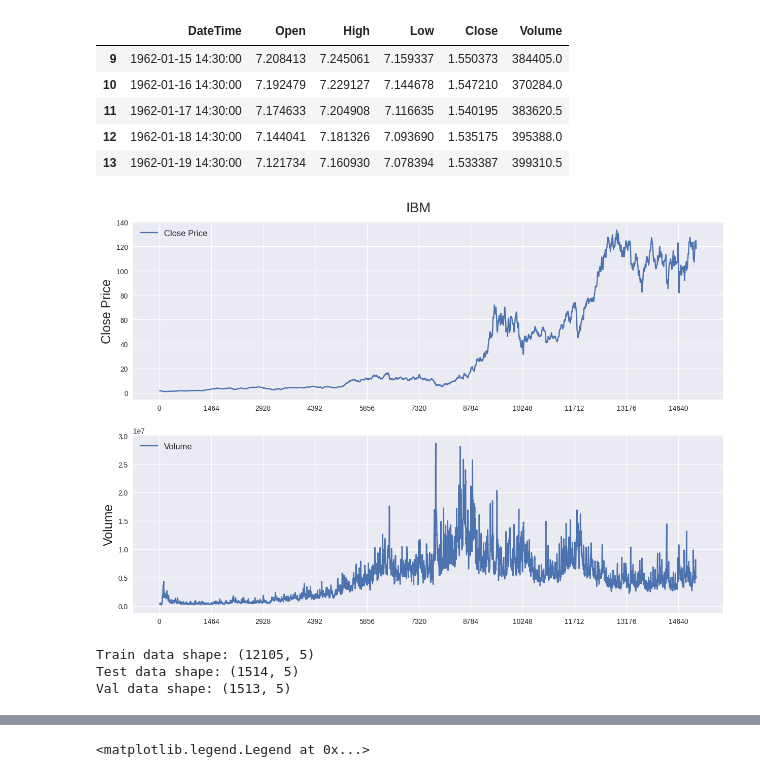
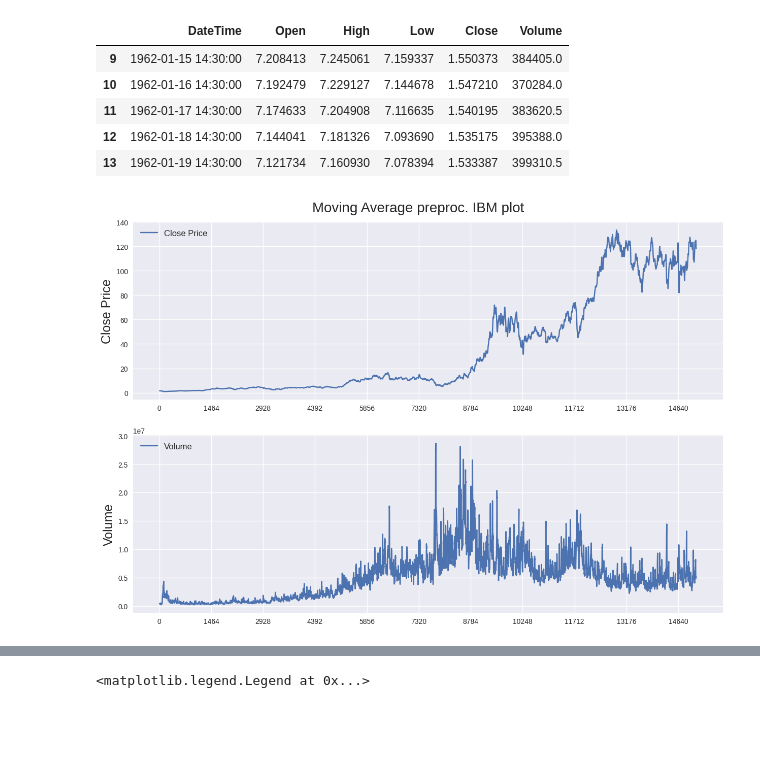
Before and after one commit to annalimm/MultiTimeSeries_Transformer, a Jupyter notebook: MultiTimeSer.ipynb, the cells around one changed output, grey strips where cells are left out. Saved outputs shown, nothing was run; the diff lists cells and outputs as text; code cells hidden in the pictures; blank space fills up the shorter version.

```diff
--- a/MultiTimeSer.ipynb
+++ b/MultiTimeSer.ipynb
@@ -83,8 +74,8 @@ tickers = ['IBM']
 start_date = '1960-01-01'
 end_date = '2022-02-25'
 
-res_data = fetch_tickers_data(tickers, start_date, end_date)
-print(res_data)
+stocks_data = fetch_tickers_data(tickers, start_date, end_date)
+print(stocks_data)
 # %% [output]
                  DateTime        Open        High         Low       Close  \
 0     1962-01-02 14:30:00    7.374124    7.374124    7.291268    1.573409
@@ -796,13 +772,11 @@ ax31.legend(loc="best", fontsize=12)
 # %% [markdown]
 # Data w/ Rolling Windows
 # %%
-# tickers = ['AAPL', 'META', 'MSFT']
-df_RW = fetch_tickers_data(tickers, start_date, end_date)
+df_RW = stocks_data.copy()
 
 # Moving average with a window of 10 days to all columns
-df_RW[['Open', 'High', 'Low', 'Close', 'Volume']] = df_RW[['Open', 'High', 'Low', 'Close', 'Volume']].rolling(10).mean()
+df_RW[['Open', 'High', 'Low', 'Close', 'Volume']] = stocks_data[['Open', 'High', 'Low', 'Close', 'Volume']].rolling(10).mean()
 
-# Drop all rows with NaN values
 df_RW.dropna(how='any', axis=0, inplace=True)
 df_RW.head()
 # %% [output]
@@ -813,58 +787,6 @@ df_RW.head()
 | 12 | 1962-01-18 14:30:00 | 7.144041 | 7.181326 | 7.093690 | 1.535175 | 395388.0 |
 | 13 | 1962-01-19 14:30:00 | 7.121734 | 7.160930 | 7.078394 | 1.533387 | 399310.5 |
 # %%
-stock_plot("IBM", df_RW)
+stock_plot("Moving Average preproc. IBM plot", df_RW)
 # %% [output]
-[figure, old version]
+[figure, new version]
-# %%
-def data_preproc(df):
-  # Data converting
-  df['Open'] = df['Open'].pct_change()
-  df['High'] = df['High'].pct_change()
-  df['Low'] = df['Low'].pct_change()
-  df['Close'] = df['Close'].pct_change()
-  df['Volume'] = df['Volume'].pct_change()
-
-  df.dropna(how='any', axis=0, inplace=True)
-
-  min_return = min(df[: int(len(df)*0.8)][['Open', 'High', 'Low', 'Close']].min(axis=0))
-  max_return = max(df[: int(len(df)*0.8)][['Open', 'High', 'Low', 'Close']].max(axis=0))
-  min_volume = df[: int(len(df)*0.8)]['Volume'].min(axis=0)
-  max_volume = df[: int(len(df)*0.8)]['Volume'].max(axis=0)
-
-  # normilize price columns (0-1 range)
-  df['Open'] = (df['Open'] - min_return) / (max_return - min_return)
-  df['High'] = (df['High'] - min_return) / (max_return - min_return)
-  df['Low'] = (df['Low'] - min_return) / (max_return - min_return)
-  df['Close'] = (df['Close'] - min_return) / (max_return - min_return)
-
-  # normilize volume columns (0-1 range)
-  df['Volume'] = (df['Volume'] - min_volume) / (max_volume - min_volume)
-
-  train_samples = int(len(df) * 0.8)
-  val_samples = int(len(df) * 0.1)
-  df_train = df[:train_samples]
-  df_val = df[train_samples: train_samples + val_samples]
-  df_test = df[train_samples + val_samples:]
-
-  # remove date column (now we'll do just like that, but maybe later we can somehow use data better - time2Vec)
-  df_train = df_train.loc[:, df_train.columns != 'DateTime']
-  df_val = df_val.loc[:, df_val.columns != 'DateTime']
-  df_test = df_test.loc[:, df_test.columns != 'DateTime']
-
-  # convert pd colums inro arrays for Transformer
-  train_arr = df_train.values
-  val_arr = df_val.values
-  test_arr = df_test.values
-
-  print('Train data shape: {}'.format(train_arr.shape))
-  print('Test data shape: {}'.format(test_arr.shape))
-  print('Val data shape: {}'.format(val_arr.shape))
-  return (train_arr, val_arr, test_arr)
-
-
-RWtrain_arr, RWval_arr, RWtest_arr = data_preproc(df_RW)
-# %% [output]
-Train data shape: (12105, 5)
-Test data shape: (1514, 5)
-Val data shape: (1513, 5)
```
Also changed, not shown: parts of 48 cells of this notebook.
